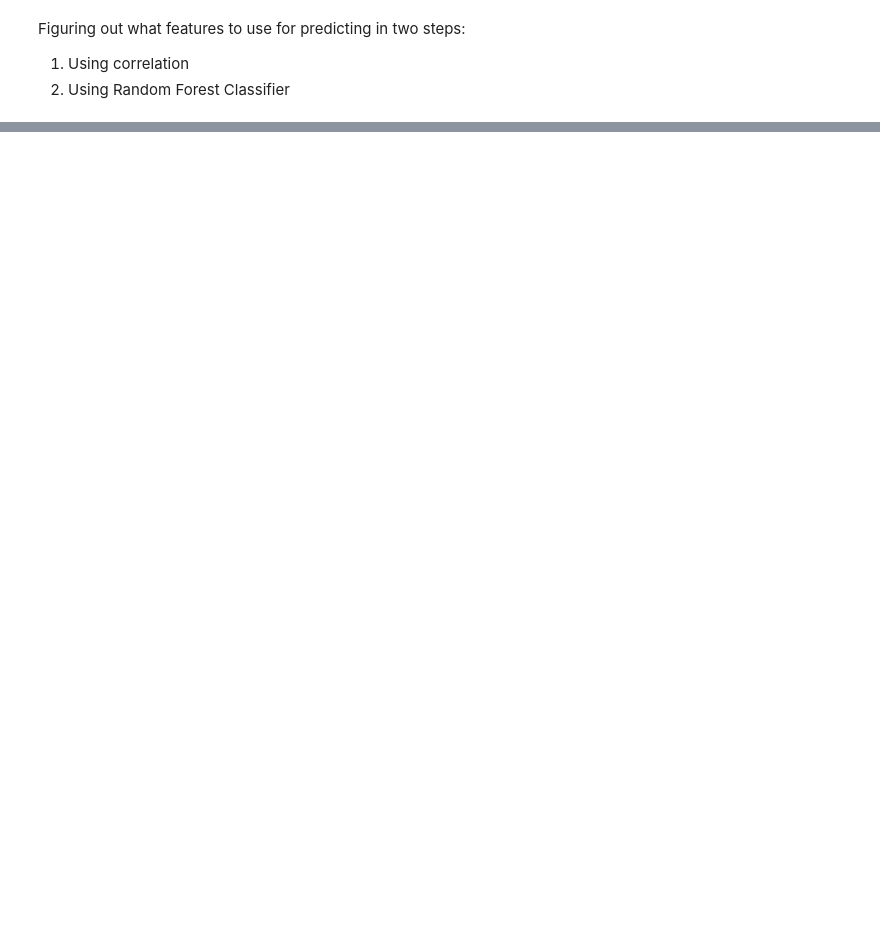
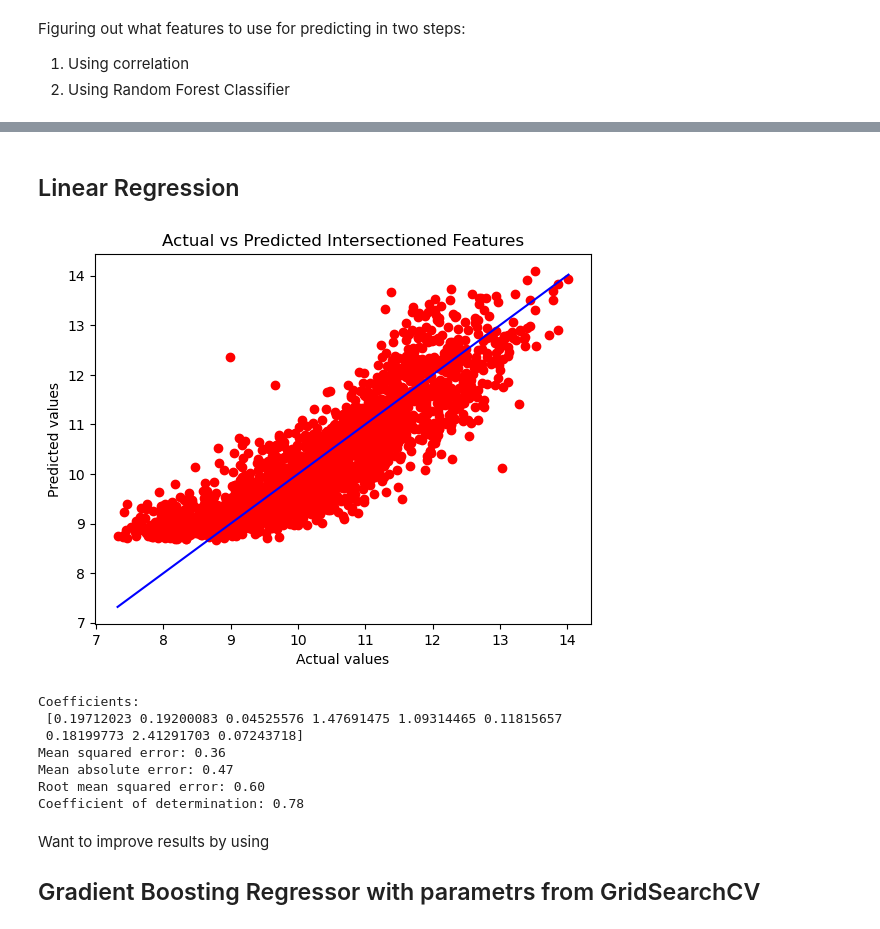
Before and after one commit to kholostovamk/Projects, a Jupyter notebook: ML/regression.ipynb, the cells around one changed output, grey strips where cells are left out. Drawn from its saved outputs; the diff is of its cells as text; code cells hidden in the pictures; blank space fills up the shorter version.

```diff
--- a/ML/regression.ipynb
+++ b/ML/regression.ipynb
@@ -129,0 +224,59 @@ Set with more features for improving model if needed:  ['hday', 'dnrday', 'scoma
+# %% [markdown]
+## Linear Regression
+# %%
+"""Linear regression with Intersect Features"""
+X = df.drop(['label'], axis=1)  # Drop non-feature columns
+y = df['label']  # Use the log-transformed label
+
+
+
+# Split the data into training and testing sets
+X_train, X_test, y_train, y_test = train_test_split(X, y, test_size=0.3, random_state=42)
+
+# Fit the scaler to the training data and transform both training and test data
+X_train_scaled = scaler.fit_transform(X_train)
+X_test_scaled = scaler.transform(X_test)
+
+# Fit the Linear Regression model
+reg = LinearRegression()
+reg.fit(X_train_scaled, y_train)
+
+# Predictions can be made with the model using the scaled test data
+y_pred_reg = reg.predict(X_test_scaled)
+
+# Scatter plot for actual vs predicted values
+plt.scatter(y_test, y_pred_reg, color='red')
+plt.title('Actual vs Predicted Intersectioned Features')
+plt.xlabel('Actual values')
+plt.ylabel('Predicted values')
+plt.plot([y_test.min(), y_test.max()], [y_test.min(), y_test.max()], color='blue')  # A reference line
+plt.show()
+
+
+# The coefficients
+print('Coefficients:\n', reg.coef_)
+
+# The mean squared error
+print('Mean squared error: %.2f' % mean_squared_error(y_test, y_pred_reg))
+
+# The mean absolute error
+print('Mean absolute error: %.2f' % mean_absolute_error(y_test, y_pred_reg))
+
+# The root mean squared error
+print('Root mean squared error: %.2f' % np.sqrt(mean_squared_error(y_test, y_pred_reg)))
+
+# The coefficient of determination: 1 is perfect prediction
+print('Coefficient of determination: %.2f' % r2_score(y_test, y_pred_reg))
+# %% [output]
+[figure, added]
+Coefficients:
+ [0.19712023 0.19200083 0.04525576 1.47691475 1.09314465 0.11815657
+ 0.18199773 2.41291703 0.07243718]
+Mean squared error: 0.36
+Mean absolute error: 0.47
+Root mean squared error: 0.60
+Coefficient of determination: 0.78
+# %% [markdown]
+Want to improve results by using
+
+## Gradient Boosting Regressor with parametrs from GridSearchCV
```
Also changed, not shown: parts of 23 cells of this notebook, 3 other files.
